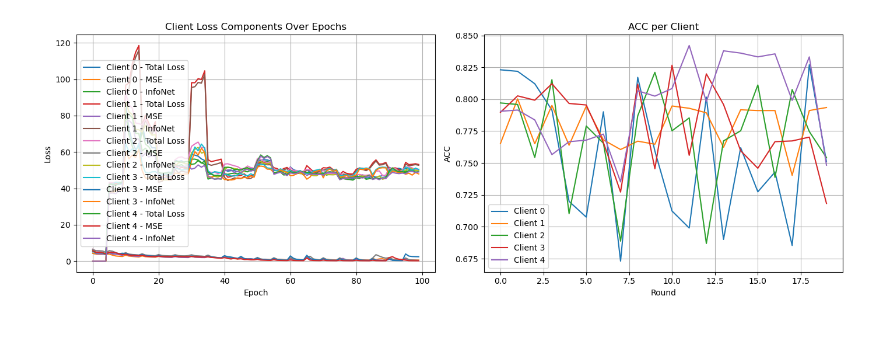
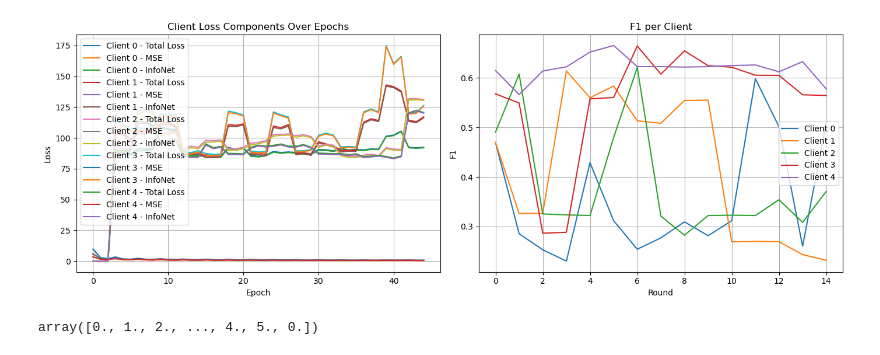
Before and after one commit to arthurhirez/FedLeaks, a Jupyter notebook: Test_Class_Fed.ipynb, the cells around one changed output. Cells and saved outputs as stored; diff of their text form; code cells hidden in the pictures.

```diff
--- a/Test_Class_Fed.ipynb
+++ b/Test_Class_Fed.ipynb
@@ -19,9 +19,9 @@ def parse_args():
     parser.add_argument('--device_id', type=int, default=0, help='The Device Id for Experiment')
 
     # Communication - epochs
-    parser.add_argument('--communication_epoch', type=int, default=20,
+    parser.add_argument('--communication_epoch', type=int, default=15,
                         help='The Communication Epoch in Federated Learning')
-    parser.add_argument('--local_epoch', type=int, default=5, help='The Local Epoch for each Participant')
+    parser.add_argument('--local_epoch', type=int, default=3, help='The Local Epoch for each Participant')
 
     # Participants info
     #TODO: LINK NUMBER OF PARTICIPANTS WITH SIMULATION
@@ -30,7 +30,7 @@ def parse_args():
 
     # Data parameters
     parser.add_argument('--dataset', type=str, default='fl_leaks', choices=DATASET_NAMES, help='Which scenario to perform experiments on.')
-    parser.add_argument('--experiment_id', type=str, default='TEST_WINDOW_2', help='Which scenario the experiment is for.')
+    parser.add_argument('--experiment_id', type=str, default='DEBUG_PIPELINE', help='Which scenario the experiment is for.')
     parser.add_argument('--domains', type=dict, default={
                                                         'Graeme': 5,
                                                         # 'Balerma': 3,
@@ -38,9 +38,9 @@ def parse_args():
                         help='Domains and respective number of participants.')
 
     ## Time series preprocessing
-    parser.add_argument('--interval_agg', type=int, default=3 * 60 ** 2,
+    parser.add_argument('--interval_agg', type=int, default=2 * 60 ** 2,
                         help='Agregation interval (seconds) of time series')
-    parser.add_argument('--window_size', type=int, default=100, help='Rolling window length')
+    parser.add_argument('--window_size', type=int, default=84, help='Rolling window length')
 
     # Model (AER) parameters
     parser.add_argument('--input_size', type=int, default=5, help='Number of sensors')  #TODO adaptar
@@ -321,9 +357,9 @@ def plot_all_clients_side_by_side_proto(model, priv_train_loaders, metric='mse')
 # %%
 from utils.Toolbox_analysis import plot_all_clients_side_by_side
 
-plot_all_clients_side_by_side_proto(model, priv_train_loaders, metric='acc')
+plot_all_clients_side_by_side_proto(model, priv_train_loaders, metric='f1')
 # %% [output]
-[figure, old version]
+[figure, new version]
 # %%
 # label_clients = ['District_A', 'District_B', 'District_C', 'District_D', 'District_E']
 # label_clients = ['District_A', 'District_B', 'District_C']
@@ -365,3 +402,12 @@ with open('results/exp_latente_df_graeme_3_100_proto.pkl', 'wb') as file:
     pickle.dump(latent_dfs, file)
 # %%
 PARO
+# %%
+X_index = results['Baseline']['dl'][0]['X_index']
+timestamps = pd.to_datetime(X_index, unit='s')
+hour = timestamps.hour
+label = hour.where(hour < 12, hour - 12).to_numpy()
+label = label / (args.interval_agg / (60**2))
+label
+# %% [output]
+array([0., 1., 2., ..., 4., 5., 0.])
```
Also changed, not shown: parts of 3 cells of this notebook, 54 other files.
